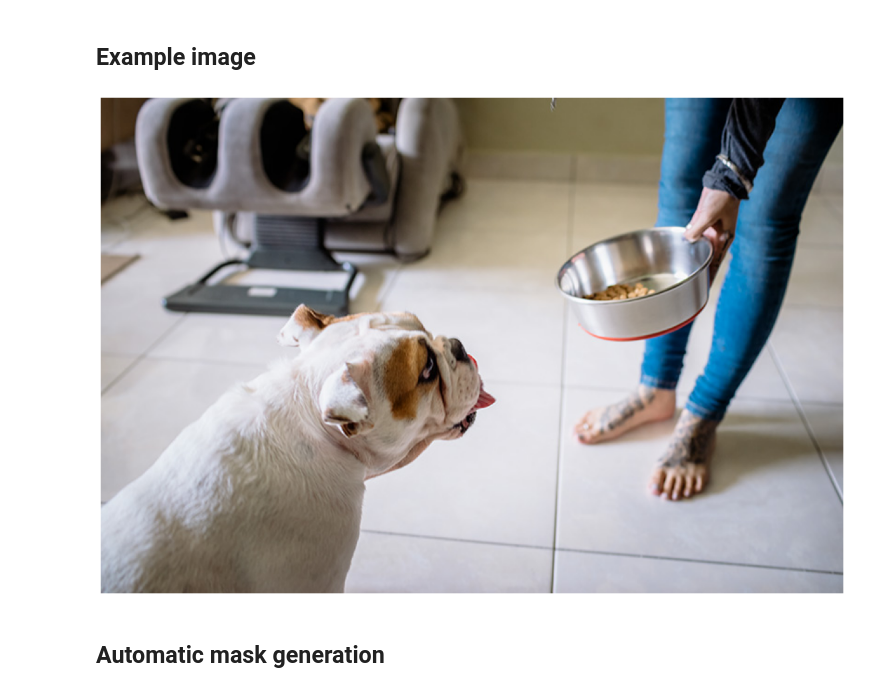
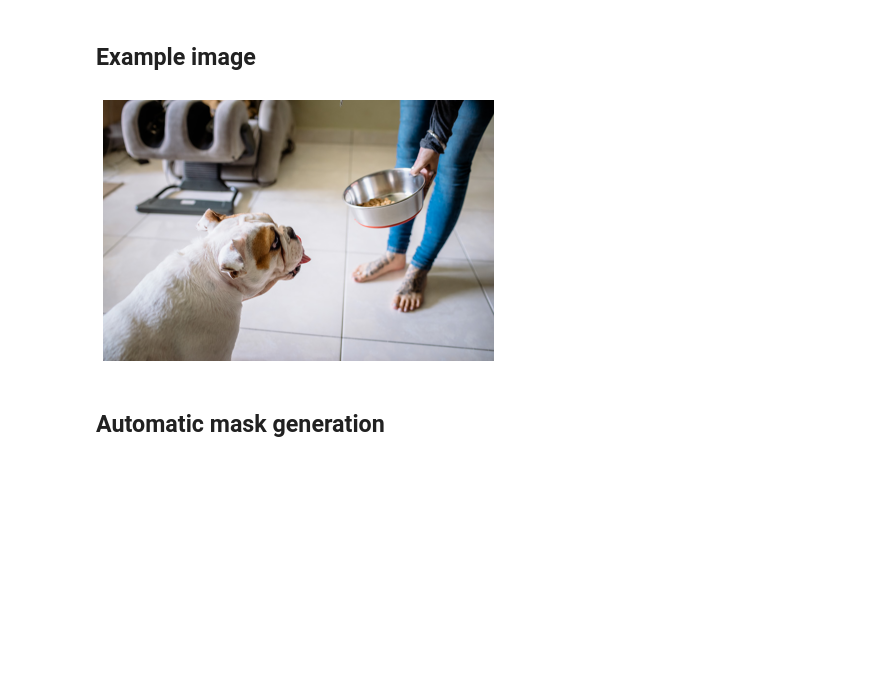
Before and after one commit to PragyanSubedi/Segment-Anything-Model-Breakdown, a Jupyter notebook: notebooks/automatic_mask_generator_example.ipynb, the cells around one changed output. Saved outputs shown, nothing was run; the diff lists cells and outputs as text; code cells hidden in the pictures; blank space fills up the shorter version.

```diff
--- a/notebooks/automatic_mask_generator_example.ipynb
+++ b/notebooks/automatic_mask_generator_example.ipynb
@@ -67,12 +67,12 @@ def show_anns(anns):
 image = cv2.imread('images/dog.jpg')
 image = cv2.cvtColor(image, cv2.COLOR_BGR2RGB)
 # %%
-plt.figure(figsize=(20,20))
+plt.figure(figsize=(7,7))
 plt.imshow(image)
 plt.axis('off')
 plt.show()
 # %% [output]
-[figure, old version]
+[figure, new version]
 # %% [markdown]
 ## Automatic mask generation
 # %% [markdown]
```
Also changed, not shown: parts of 6 cells of this notebook, 5 other files.
